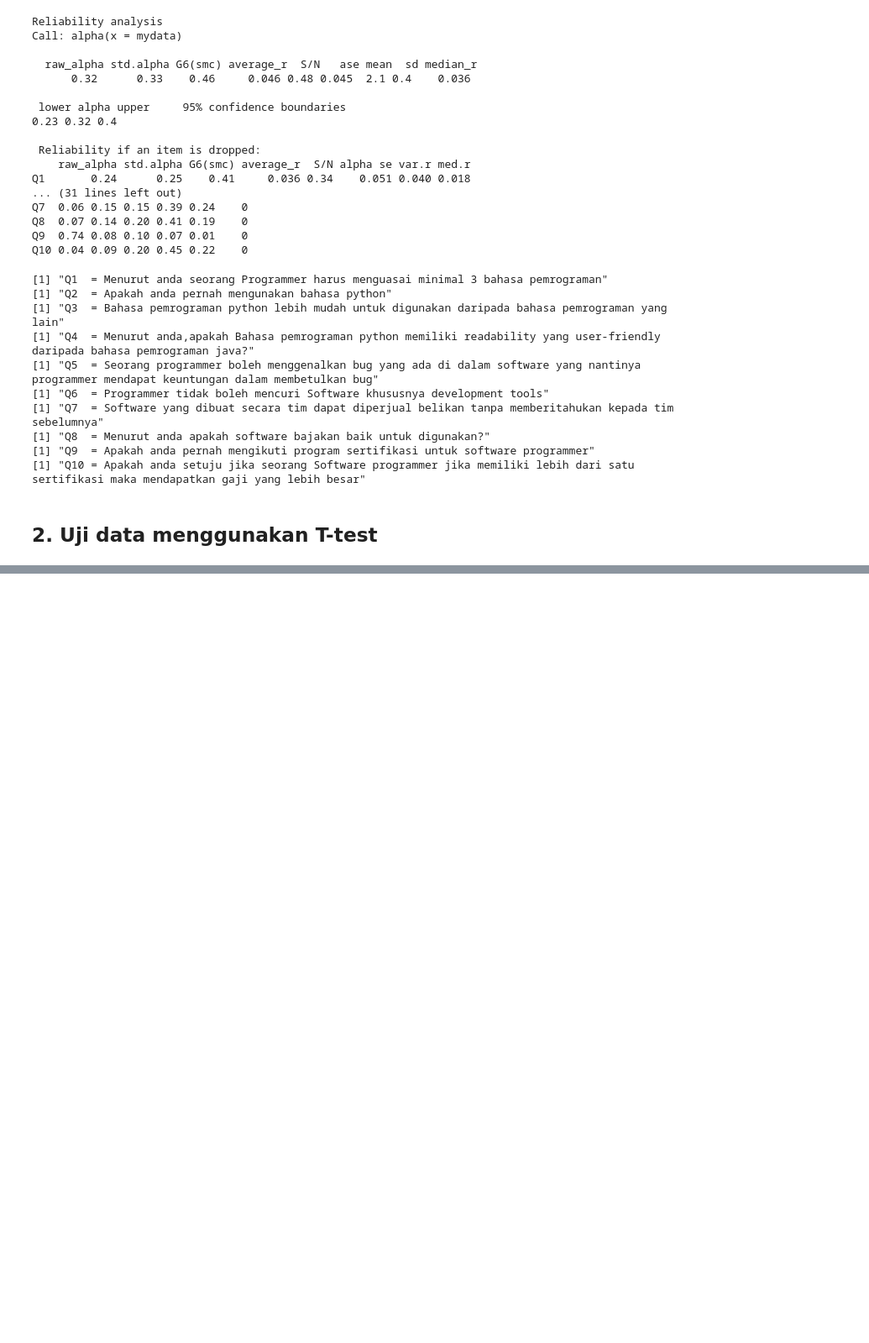
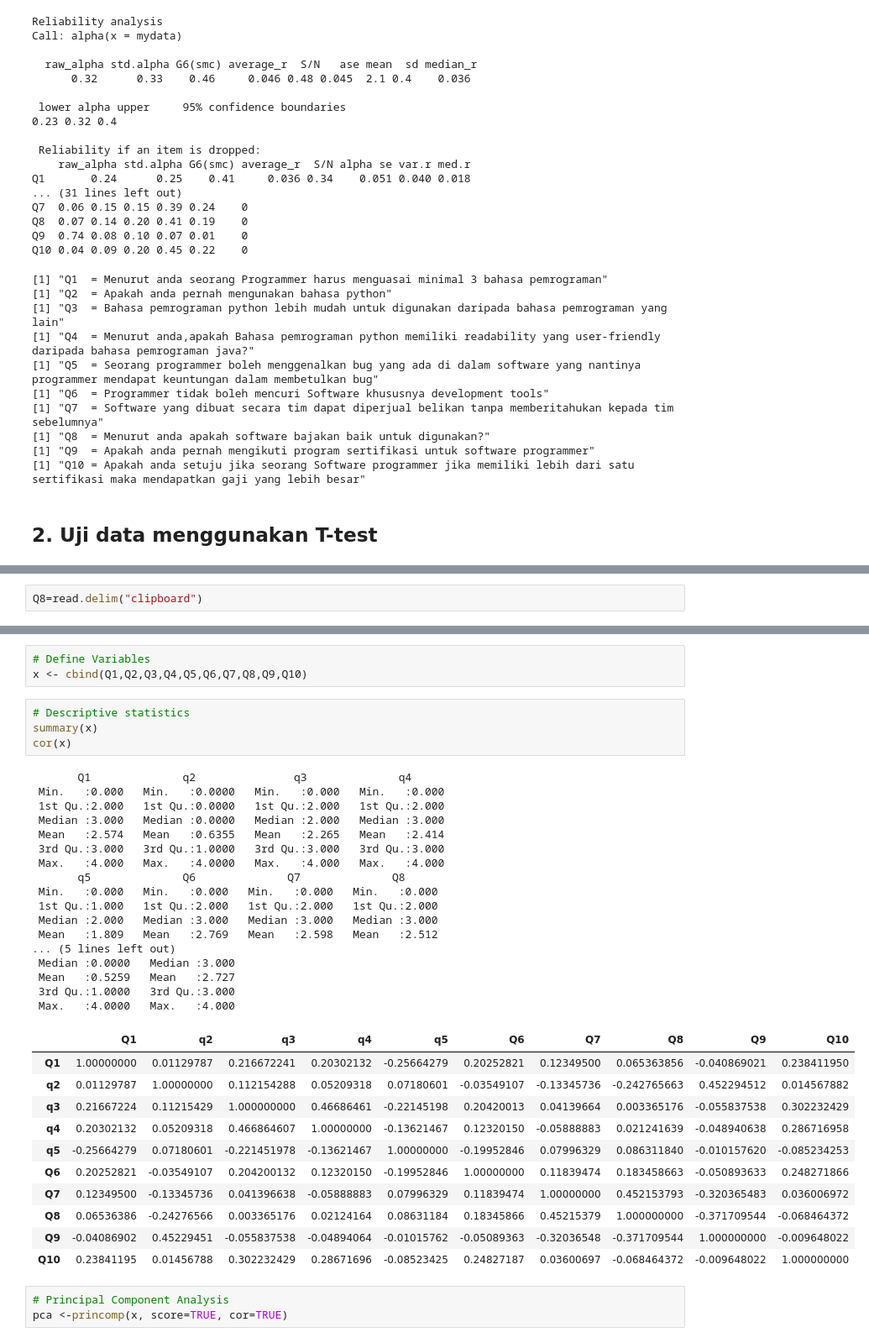
Before and after one commit to Farry-Rangian/Exploratory-Data-Analysis, a Jupyter notebook: Tugas-4-Uji-Data.ipynb, the cells around one changed output, grey strips where cells are left out. Shown at 84% size. Cells and saved outputs as stored; diff of their text form; blank space fills up the shorter version.

```diff
--- a/Tugas-4-Uji-Data.ipynb
+++ b/Tugas-4-Uji-Data.ipynb
@@ -71,0 +195,2 @@ Q10 0.04 0.09 0.20 0.45 0.22    0
+# %%
+Q8=read.delim("clipboard")
@@ -71,0 +279,39 @@ Q10 0.04 0.09 0.20 0.45 0.22    0
+# %%
+# Define Variables
+x <- cbind(Q1,Q2,Q3,Q4,Q5,Q6,Q7,Q8,Q9,Q10)
+# %%
+# Descriptive statistics
+summary(x)
+cor(x)
+# %% [output]
+       Q1              q2               q3              q4
+ Min.   :0.000   Min.   :0.0000   Min.   :0.000   Min.   :0.000
+ 1st Qu.:2.000   1st Qu.:0.0000   1st Qu.:2.000   1st Qu.:2.000
+ Median :3.000   Median :0.0000   Median :2.000   Median :3.000
+ Mean   :2.574   Mean   :0.6355   Mean   :2.265   Mean   :2.414
+ 3rd Qu.:3.000   3rd Qu.:1.0000   3rd Qu.:3.000   3rd Qu.:3.000
+ Max.   :4.000   Max.   :4.0000   Max.   :4.000   Max.   :4.000
+       q5              Q6              Q7              Q8
+ Min.   :0.000   Min.   :0.000   Min.   :0.000   Min.   :0.000
+ 1st Qu.:1.000   1st Qu.:2.000   1st Qu.:2.000   1st Qu.:2.000
+ Median :2.000   Median :3.000   Median :3.000   Median :3.000
+ Mean   :1.809   Mean   :2.769   Mean   :2.598   Mean   :2.512
+... (5 lines left out)
+ Median :0.0000   Median :3.000
+ Mean   :0.5259   Mean   :2.727
+ 3rd Qu.:1.0000   3rd Qu.:3.000
+ Max.   :4.0000   Max.   :4.000
+|  | Q1 | q2 | q3 | q4 | q5 | Q6 | Q7 | Q8 | Q9 | Q10 |
+| Q1 | 1.00000000 | 0.01129787 | 0.216672241 | 0.20302132 | -0.25664279 | 0.20252821 | 0.12349500 | 0.065363856 | -0.040869021 | 0.238411950 |
+| q2 | 0.01129787 | 1.00000000 | 0.112154288 | 0.05209318 | 0.07180601 | -0.03549107 | -0.13345736 | -0.242765663 | 0.452294512 | 0.014567882 |
+| q3 | 0.21667224 | 0.11215429 | 1.000000000 | 0.46686461 | -0.22145198 | 0.20420013 | 0.04139664 | 0.003365176 | -0.055837538 | 0.302232429 |
+| q4 | 0.20302132 | 0.05209318 | 0.466864607 | 1.00000000 | -0.13621467 | 0.12320150 | -0.05888883 | 0.021241639 | -0.048940638 | 0.286716958 |
+| q5 | -0.25664279 | 0.07180601 | -0.221451978 | -0.13621467 | 1.00000000 | -0.19952846 | 0.07996329 | 0.086311840 | -0.010157620 | -0.085234253 |
+| Q6 | 0.20252821 | -0.03549107 | 0.204200132 | 0.12320150 | -0.19952846 | 1.00000000 | 0.11839474 | 0.183458663 | -0.050893633 | 0.248271866 |
+| Q7 | 0.12349500 | -0.13345736 | 0.041396638 | -0.05888883 | 0.07996329 | 0.11839474 | 1.00000000 | 0.452153793 | -0.320365483 | 0.036006972 |
+| Q8 | 0.06536386 | -0.24276566 | 0.003365176 | 0.02124164 | 0.08631184 | 0.18345866 | 0.45215379 | 1.000000000 | -0.371709544 | -0.068464372 |
+| Q9 | -0.04086902 | 0.45229451 | -0.055837538 | -0.04894064 | -0.01015762 | -0.05089363 | -0.32036548 | -0.371709544 | 1.000000000 | -0.009648022 |
+| Q10 | 0.23841195 | 0.01456788 | 0.302232429 | 0.28671696 | -0.08523425 | 0.24827187 | 0.03600697 | -0.068464372 | -0.009648022 | 1.000000000 |
+# %%
+# Principal Component Analysis
+pca <-princomp(x, score=TRUE, cor=TRUE)
```
Also changed, not shown: parts of 27 cells of this notebook.
